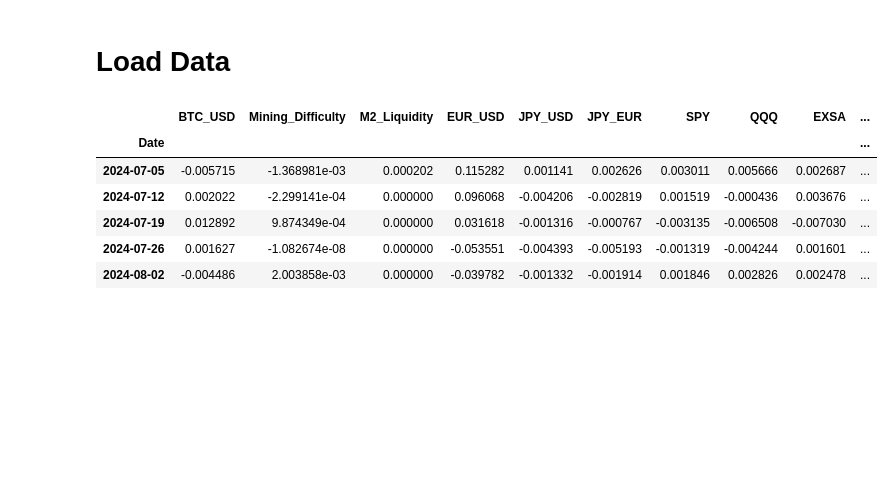
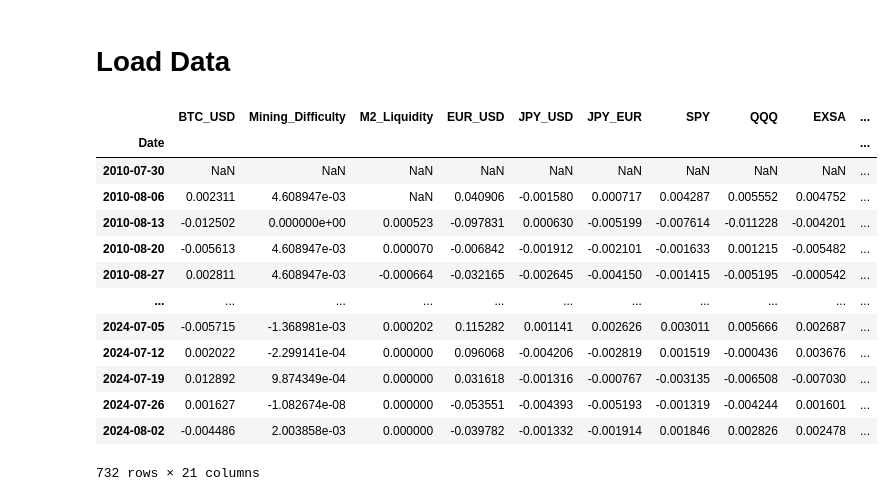
Before and after one commit to notp1ssed/ProjetoFinal-PosGraduacaoEngenhariaFinanceira, a Jupyter notebook: projeto_regression.ipynb, the cells around one changed output. Drawn from its saved outputs; the diff is of its cells as text; code cells hidden in the pictures; blank space fills up the shorter version.

```diff
--- a/projeto_regression.ipynb
+++ b/projeto_regression.ipynb
@@ -14,12 +16,19 @@ opencsv.set_index('Date', inplace=True)
 opencsv.index = pd.to_datetime(opencsv.index)
 opencsv = opencsv.astype(float)
 # %%
-opencsv.tail()
+opencsv
 # %% [output]
 |  | BTC_USD | Mining_Difficulty | M2_Liquidity | EUR_USD | JPY_USD | JPY_EUR | SPY | QQQ | EXSA | ... |
 | Date |  |  |  |  |  |  |  |  |  | ... |
+| 2010-07-30 | NaN | NaN | NaN | NaN | NaN | NaN | NaN | NaN | NaN | ... |
+| 2010-08-06 | 0.002311 | 4.608947e-03 | NaN | 0.040906 | -0.001580 | 0.000717 | 0.004287 | 0.005552 | 0.004752 | ... |
+| 2010-08-13 | -0.012502 | 0.000000e+00 | 0.000523 | -0.097831 | 0.000630 | -0.005199 | -0.007614 | -0.011228 | -0.004201 | ... |
+| 2010-08-20 | -0.005613 | 4.608947e-03 | 0.000070 | -0.006842 | -0.001912 | -0.002101 | -0.001633 | 0.001215 | -0.005482 | ... |
+| 2010-08-27 | 0.002811 | 4.608947e-03 | -0.000664 | -0.032165 | -0.002645 | -0.004150 | -0.001415 | -0.005195 | -0.000542 | ... |
+| ... | ... | ... | ... | ... | ... | ... | ... | ... | ... | ... |
 | 2024-07-05 | -0.005715 | -1.368981e-03 | 0.000202 | 0.115282 | 0.001141 | 0.002626 | 0.003011 | 0.005666 | 0.002687 | ... |
 | 2024-07-12 | 0.002022 | -2.299141e-04 | 0.000000 | 0.096068 | -0.004206 | -0.002819 | 0.001519 | -0.000436 | 0.003676 | ... |
 | 2024-07-19 | 0.012892 | 9.874349e-04 | 0.000000 | 0.031618 | -0.001316 | -0.000767 | -0.003135 | -0.006508 | -0.007030 | ... |
 | 2024-07-26 | 0.001627 | -1.082674e-08 | 0.000000 | -0.053551 | -0.004393 | -0.005193 | -0.001319 | -0.004244 | 0.001601 | ... |
 | 2024-08-02 | -0.004486 | 2.003858e-03 | 0.000000 | -0.039782 | -0.001332 | -0.001914 | 0.001846 | 0.002826 | 0.002478 | ... |
+732 rows × 21 columns
```
Also changed, not shown: parts of 14 cells of this notebook.
